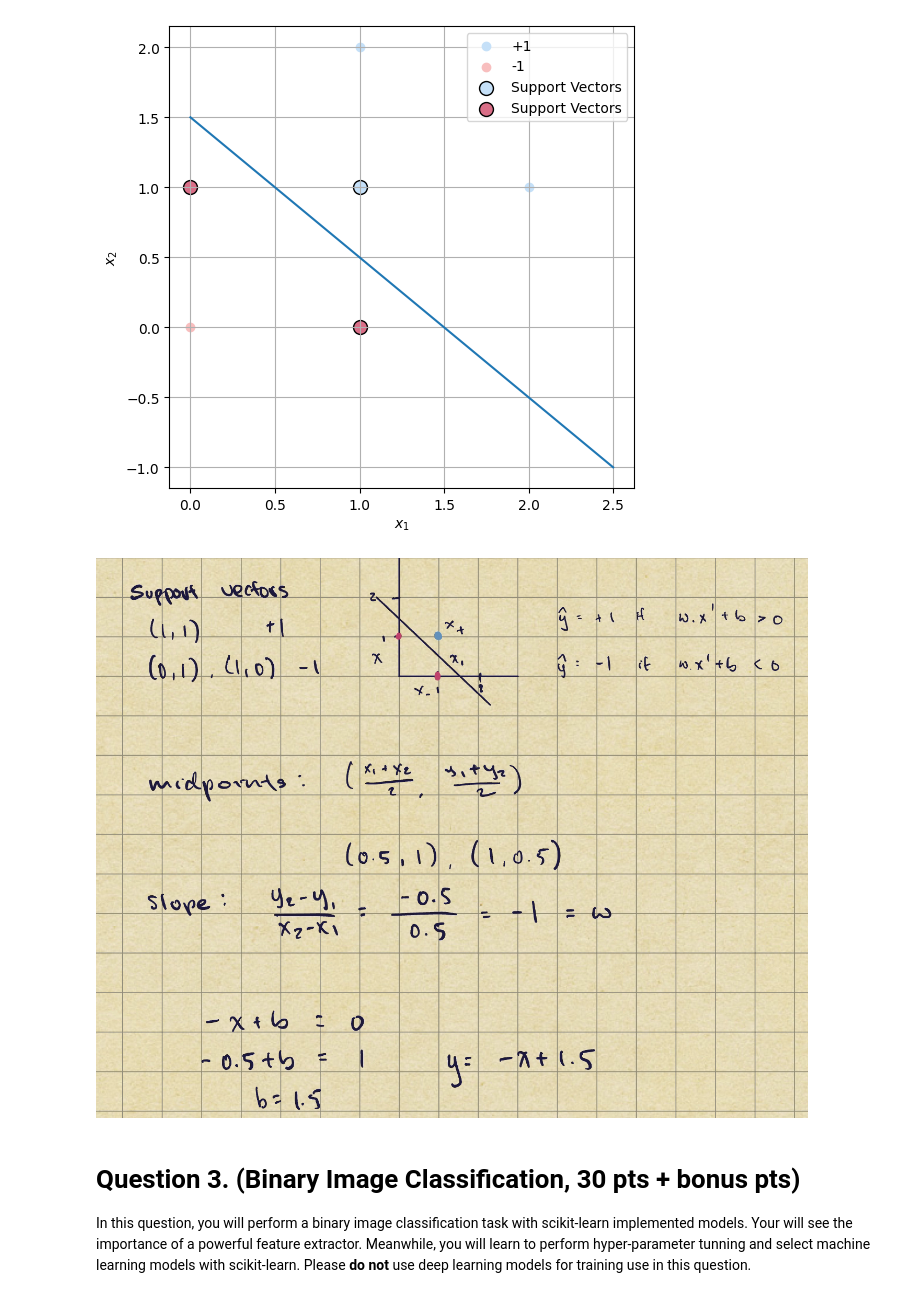
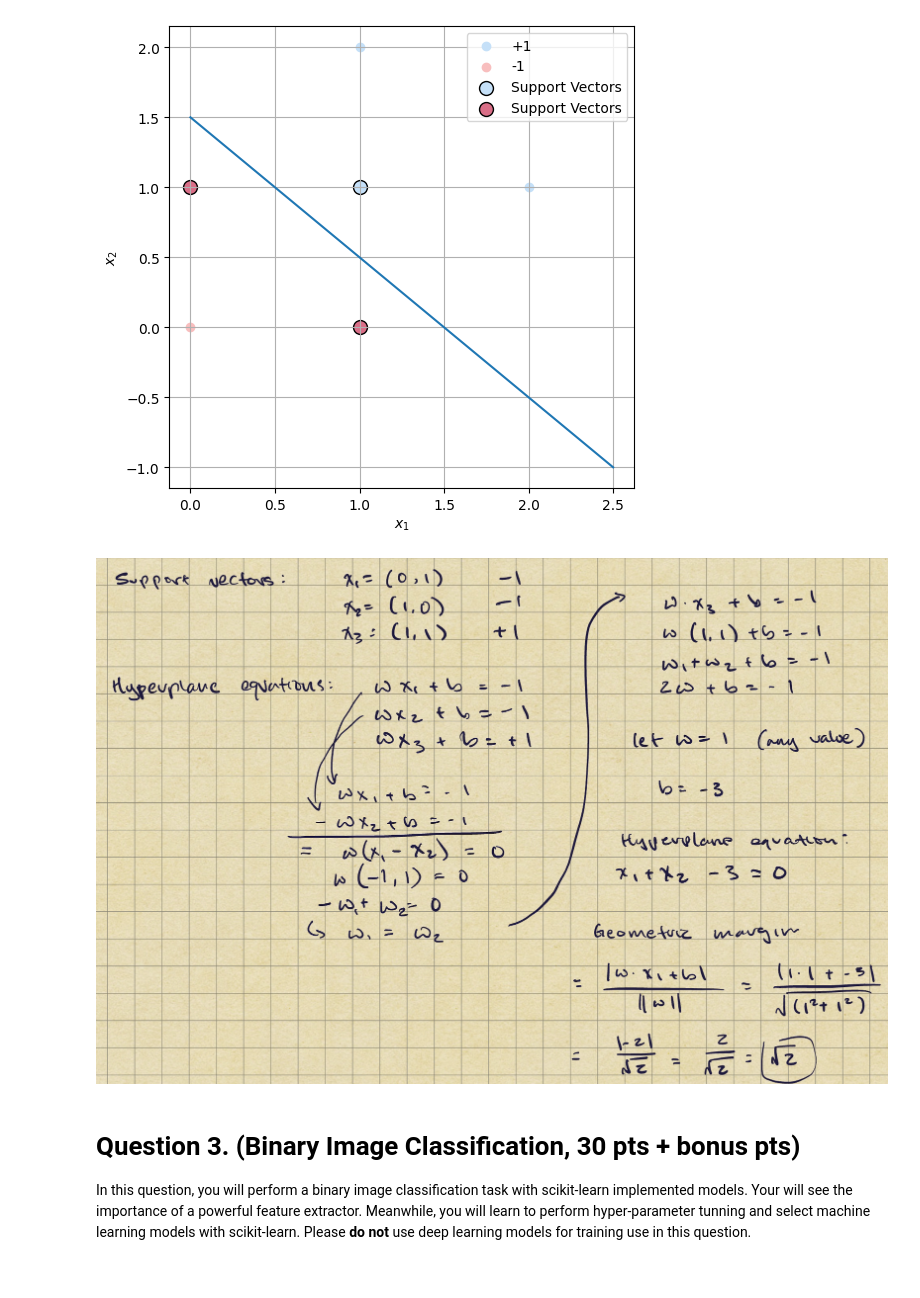
Before and after one commit to richsi/CSE142, a Jupyter notebook: Assignment3/Assignment3_CSE142.ipynb, the cells around one changed output. Drawn from its saved outputs; the diff is of its cells as text; code cells hidden in the pictures.

```diff
--- a/Assignment3/Assignment3_CSE142.ipynb
+++ b/Assignment3/Assignment3_CSE142.ipynb
@@ -144,9 +144,9 @@ plt.show()
 # %%
 from IPython.display import Image
 # Replace the figure name
-Image(filename='142.2b.png')
+Image(filename='IMG_0468.jpeg')
 # %% [output]
-[figure, old version]
+[figure, new version]
 # %% [markdown]
 # Question 3. (Binary Image Classification, 30 pts + bonus pts)
 
```
Also changed, not shown: parts of 4 cells of this notebook, 1 other file.
